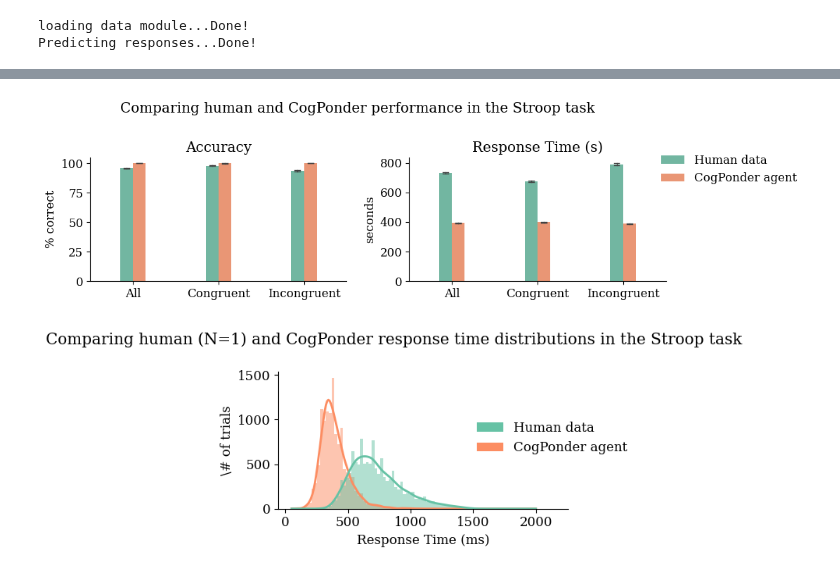
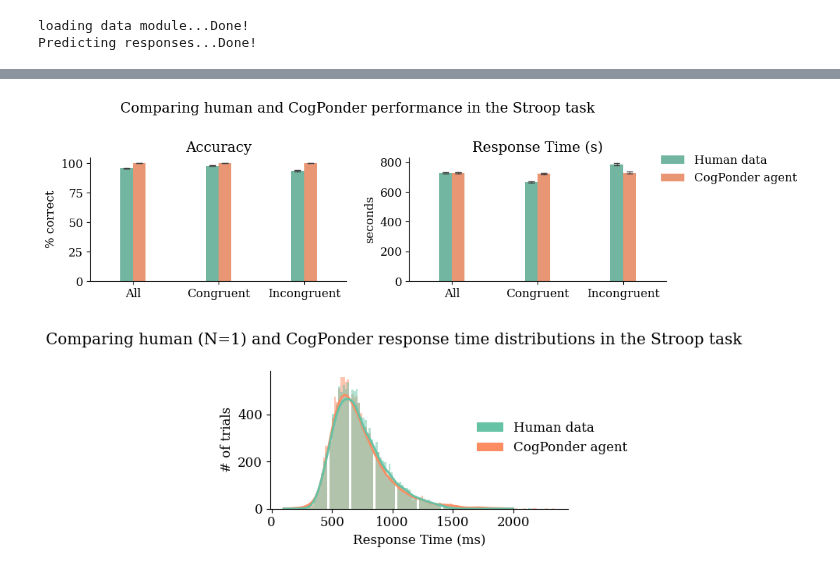
Before and after one commit to morteza/CogPonder, a Jupyter notebook: notebooks/extra/figures/Figure3-Stroop.ipynb, the cells around one changed output, grey strips where cells are left out. Saved outputs shown, nothing was run; the diff lists cells and outputs as text; code cells hidden in the pictures.

Commit message:
stroop stats

```diff
--- a/notebooks/extra/figures/Figure3-Stroop.ipynb
+++ b/notebooks/extra/figures/Figure3-Stroop.ipynb
@@ -23,7 +23,7 @@ from pathlib import Path
 
 # upon successful training, the model will be saved to this path
 # CHECKPOINT_PATH = Path('models/stroop/') / f'cogponder_subject-{SRO_SUBJECT_ID}_epochs-10000.ckpt'
-CHECKPOINT_PATH = Path('models/checkpoints/stroop/cogponder_epochs-3.ckpt')
+CHECKPOINT_PATH = Path('models/checkpoints/stroop/cogponder_epochs-10.ckpt')
 # %%
 # DEBUG
 
@@ -33,7 +33,7 @@ model_ckpt = CogPonderModel.load_from_checkpoint(CHECKPOINT_PATH)
 model_ckpt.eval()
 
 print('loading data module...', end='')
-dataset = StroopSRODataset(n_subjects=-1, response_step_interval=10)
+dataset = StroopSRODataset(n_subjects=-1, response_step_interval=20)
 datamodule = CogPonderDataModule(dataset, num_workers=8)
 datamodule.prepare_data()
 print('Done!')
@@ -119,40 +213,40 @@ plt.tight_layout()
 plt.savefig('outputs/figures/figure3-stroop.png', bbox_inches='tight', dpi=300)
 plt.show()
 # %% [output]
-[figure, old version]
+[figure, new version]
 # %%
 # Figure 4
 
 plot_data = pd.DataFrame({
     'rt_true': rt_true * dataset.response_step_interval,
     'rt_pred': rt_pred * dataset.response_step_interval,
 }).melt()
 
 g = sns.displot(
     data=plot_data, x='value', hue='variable',
     kind='hist', kde=True, fill=True, common_norm=False,
     lw=0, alpha=.5, height=3, aspect=1.2,
     kde_kws={'cut': 0, 'clip': (0, 2000)},
     line_kws={'linewidth': 2},
     palette='Set2',
     hue_order=['rt_true', 'rt_pred'],
     legend=True
 )
 
 # replace labels
 g._legend.set_title(None)
 g.legend.set_bbox_to_anchor((1.6, .5))
 for t, l in zip(g._legend.texts, ['Human data', 'CogPonder agent']):
     t.set_text(l)
 
-g._legend.legendHandles[0].set_alpha(1)
-g._legend.legendHandles[1].set_alpha(1)
+g._legend.legend_handles[0].set_alpha(1)
+g._legend.legend_handles[1].set_alpha(1)
 
-g.ax.set(xlabel='Response Time (ms)', ylabel='\# of trials')
+g.ax.set(xlabel='Response Time (ms)', ylabel='# of trials')
 
 plt.suptitle('Comparing human (N=1) and CogPonder response time distributions in the Stroop task')
 plt.tight_layout()
 plt.savefig('outputs/figures/figure4-stroop.png', bbox_inches='tight', dpi=300)
 plt.show()
 # %% [output]
-[figure, old version]
+[figure, new version]
```
Also changed, not shown: parts of 3 cells of this notebook, 1 other file.
